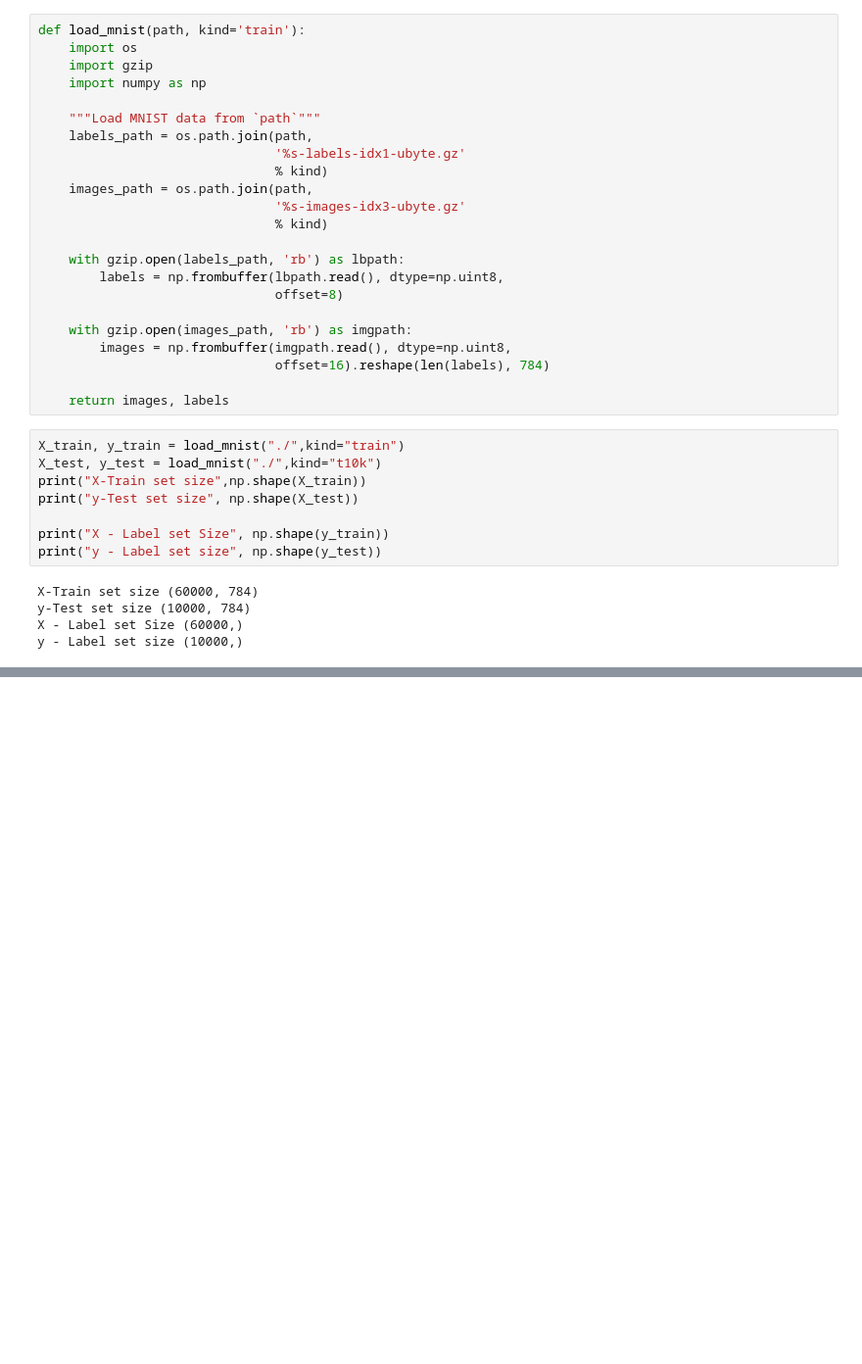
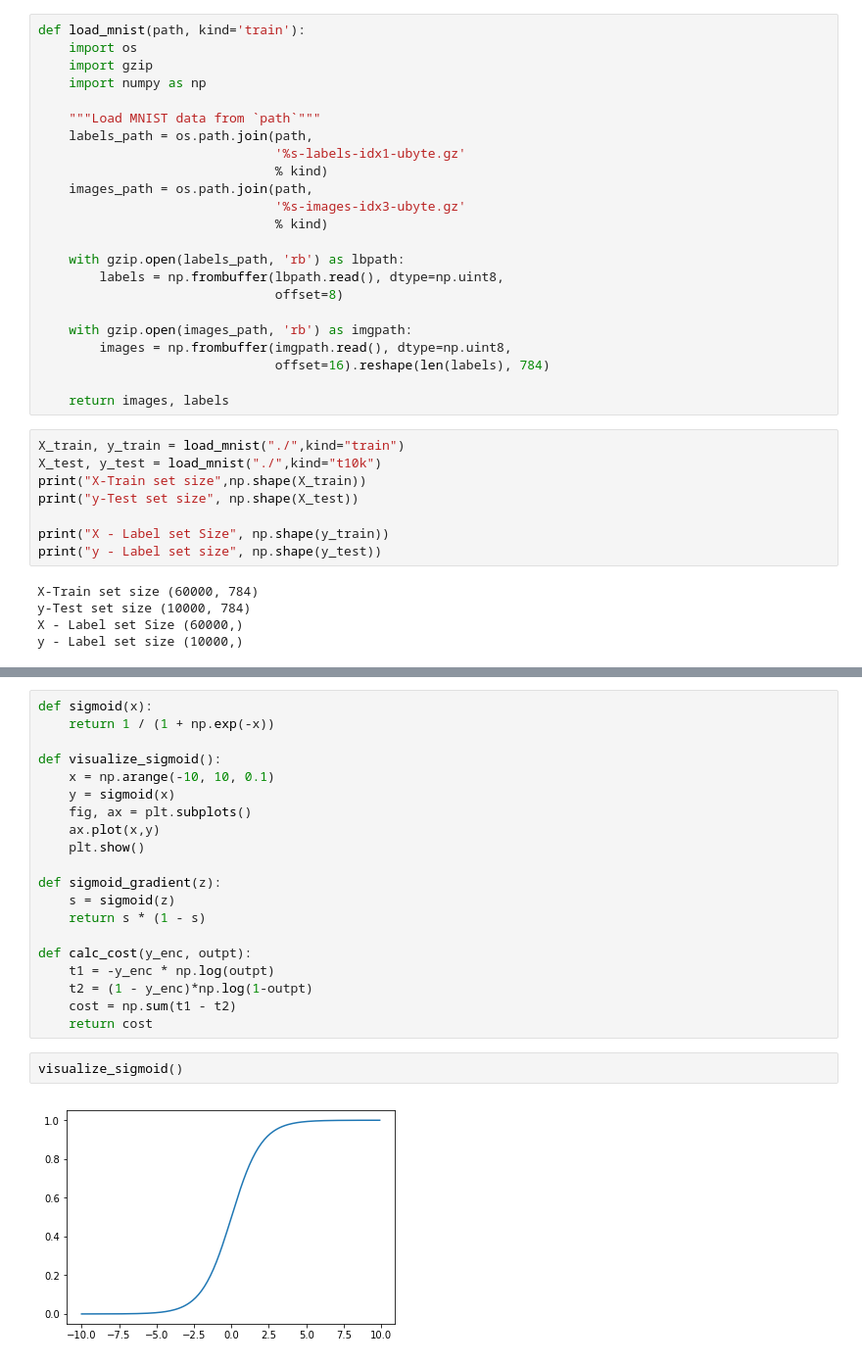
Before and after one commit to VA09170/Machine-LearningA2, a Jupyter notebook: Digit_classification.ipynb, the cells around one changed output, grey strips where cells are left out. Shown at 98% size. Cells and saved outputs as stored; diff of their text form; blank space fills up the shorter version.

```diff
--- a/Digit_classification.ipynb
+++ b/Digit_classification.ipynb
@@ -79,0 +97,24 @@ y - Label set size (10000,)
+# %%
+def sigmoid(x):
+    return 1 / (1 + np.exp(-x))
+
+def visualize_sigmoid():
+    x = np.arange(-10, 10, 0.1)
+    y = sigmoid(x)
+    fig, ax = plt.subplots()
+    ax.plot(x,y)
+    plt.show()
+
+def sigmoid_gradient(z):
+    s = sigmoid(z)
+    return s * (1 - s)
+
+def calc_cost(y_enc, outpt):
+    t1 = -y_enc * np.log(outpt)
+    t2 = (1 - y_enc)*np.log(1-outpt)
+    cost = np.sum(t1 - t2)
+    return cost
+# %%
+visualize_sigmoid()
+# %% [output]
+[figure, added]
```
Also changed, not shown: parts of 8 cells of this notebook.
